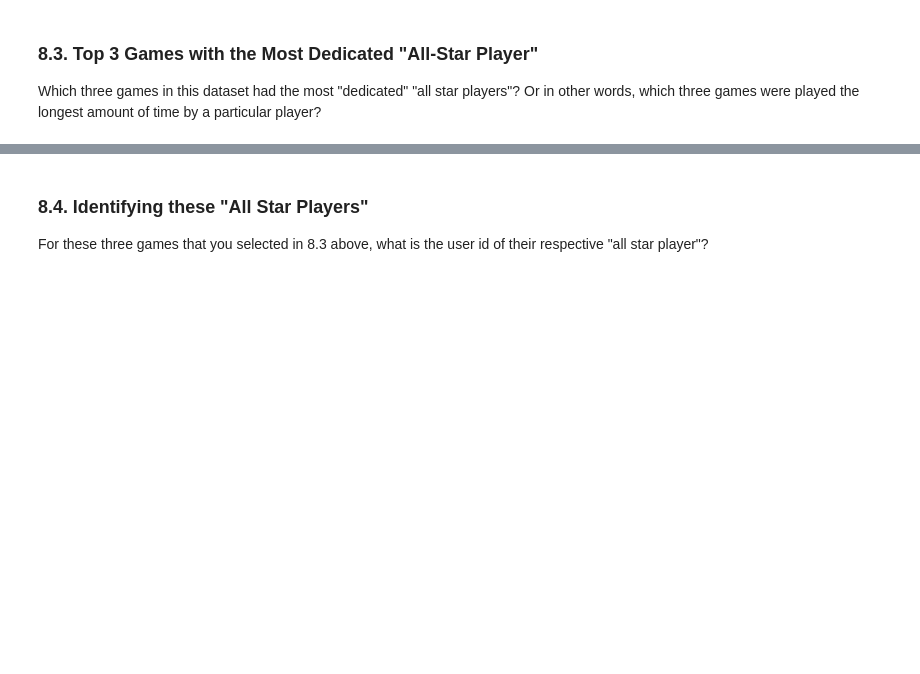
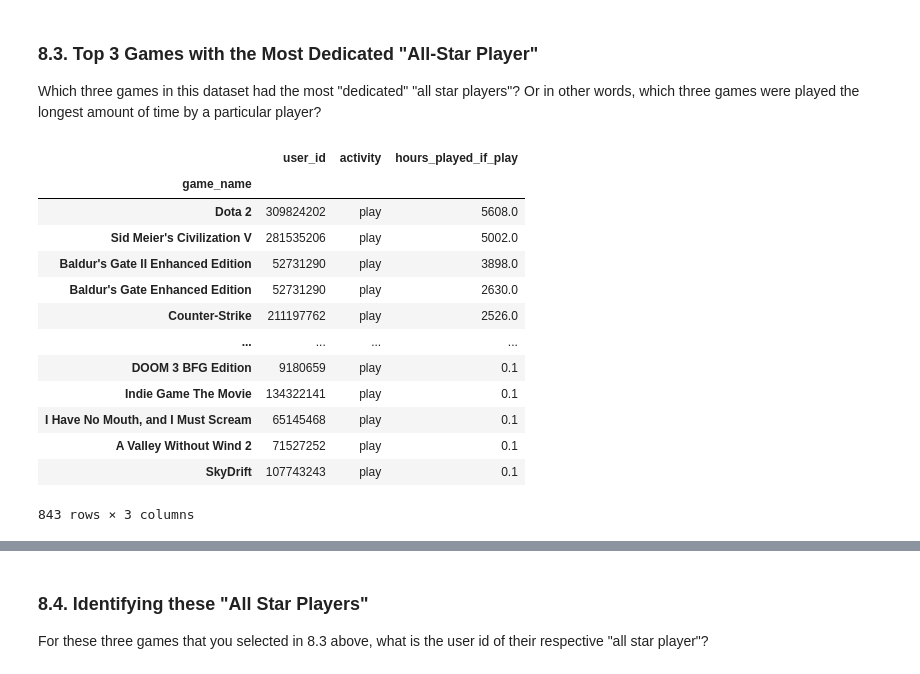
Before and after one commit to ryguy2k4/stat207, a Jupyter notebook: lab_02/lab_02_individual.ipynb, the cells around one changed output, grey strips where cells are left out. Cells and saved outputs as stored; diff of their text form; code cells hidden in the pictures; blank space fills up the shorter version.

```diff
--- a/lab_02/lab_02_individual.ipynb
+++ b/lab_02/lab_02_individual.ipynb
@@ -156,0 +225,4 @@ We plan to analyze the **"hours_played_if_play"** variable in this assignment. I
+# %%
+df2 = pd.read_csv("steam_sample_400.csv", na_values=["data missing", "data not found"])
+
+# re-load the csv file with custom na values
@@ -156,0 +249,5 @@ We plan to analyze the **"hours_played_if_play"** variable in this assignment. I
+# %%
+df3 = df2.dropna()
+df3.isna().sum()
+
+# remove all na rows
@@ -164,3 +277,5 @@ How many rows with missing values did you delete from your original dataframe?
 Next, in this analysis we would like to analyze the game purchase information and game play information separately. First create two new dataframes:
 * one that is comprised of the purchase rows
 * the other that is comprised of the play rows.
+# %%
+df_play = df3[df3["activity"] == "play"]
@@ -208,3 +375,21 @@ Overwrite your dataframe, so it remains sorted in this order.
 ### 8.3. Top 3 Games with the Most Dedicated "All-Star Player"
 
 Which three games in this dataset had the most "dedicated" "all star players"? Or in other words, which three games were played the longest amount of time by a particular player?
+# %%
+# df_play.sort_values("hours_played_if_play", ascending=False)
+df_play.groupby("game_name").agg("max").sort_values("hours_played_if_play", ascending=False)
+# %% [output]
+|  | user_id | activity | hours_played_if_play |
+| game_name |  |  |  |
+| Dota 2 | 309824202 | play | 5608.0 |
+| Sid Meier's Civilization V | 281535206 | play | 5002.0 |
+| Baldur's Gate II Enhanced Edition | 52731290 | play | 3898.0 |
+| Baldur's Gate Enhanced Edition | 52731290 | play | 2630.0 |
+| Counter-Strike | 211197762 | play | 2526.0 |
+| ... | ... | ... | ... |
+| DOOM 3 BFG Edition | 9180659 | play | 0.1 |
+| Indie Game The Movie | 134322141 | play | 0.1 |
+| I Have No Mouth, and I Must Scream | 65145468 | play | 0.1 |
+| A Valley Without Wind 2 | 71527252 | play | 0.1 |
+| SkyDrift | 107743243 | play | 0.1 |
+843 rows × 3 columns
```
Also changed, not shown: parts of 18 cells of this notebook, 1 other file.
